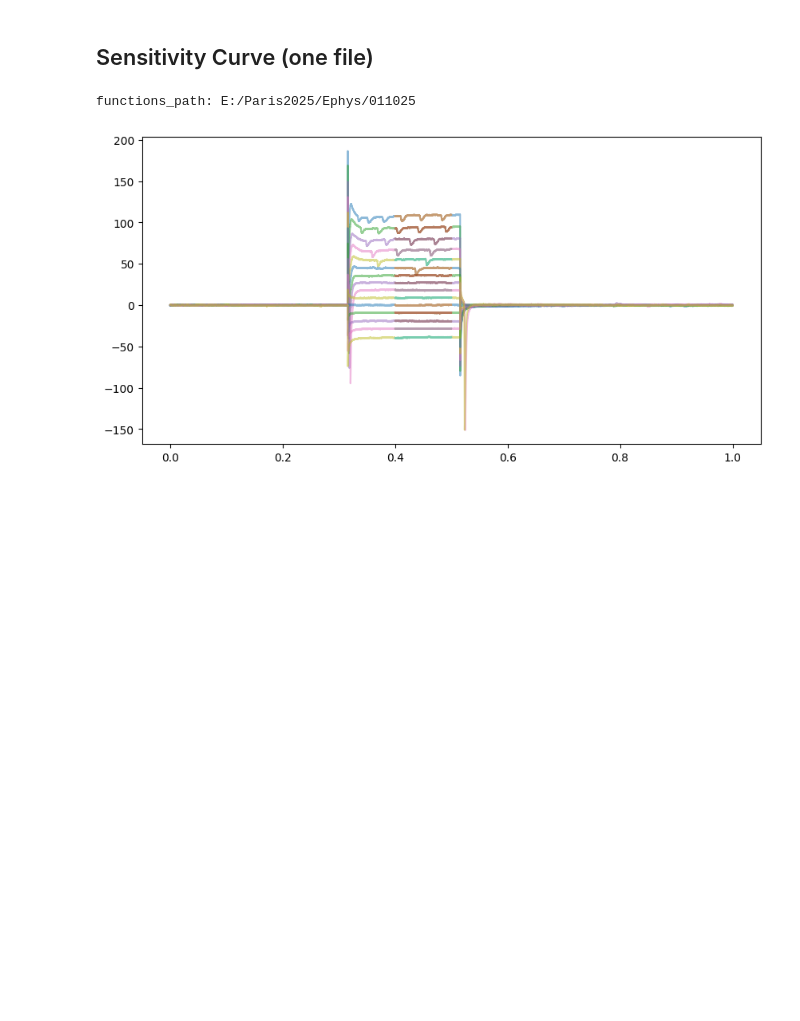
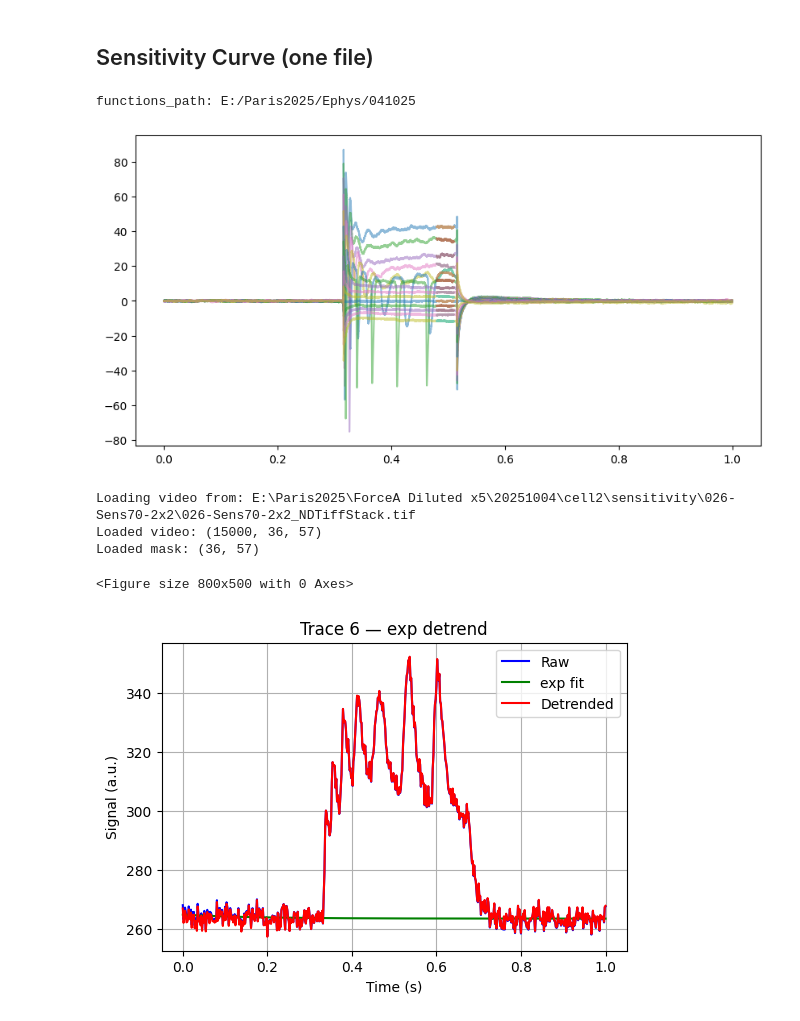
Before and after one commit to sofiamor/Imaging_analysis, a Jupyter notebook: Voltage_imaging/notebooks/mergeCodes.ipynb, the cells around one changed output. Cells and saved outputs as stored; diff of their text form; code cells hidden in the pictures; blank space fills up the shorter version.

```diff
--- a/Voltage_imaging/notebooks/mergeCodes.ipynb
+++ b/Voltage_imaging/notebooks/mergeCodes.ipynb
@@ -568,12 +572,12 @@ if spike_files:
 if sub_files:
     file_to_n_epochs = {
         "027-sub0.5": 50,
-        "027-sub-1": 50,
+        "027-sub-1": 43,
         "028-sub1": 50,
         "030-sub3": 50,
     }
     fig_sub, axes_sub = plt.subplots(len(sub_files), 1, figsize=(4, 6 * len(sub_files)), sharex=False)
-    if len(sens_files) == 1:
+    if len(sub_files) == 1:
         axes_sub = [axes_sub]
     for ax, vfile in zip(axes_sub, sub_files):
         trace = extract_trace(vfile)
@@ -636,7 +661,7 @@ for vfile in spike_files:
     fluo = np.array(all_epochs).T
 
     baseline_mask = range(100, 150)
-    mean_mask = range(230, 380)
+    mean_mask = range(250, 260)
 
     Yd, baselineFits, metrics = detrend_and_analyze(fluo, np.linspace(0, 1, fluo.shape[0]), fs=10, detrend_method="exp", baseline_mask=baseline_mask, mean_mask=mean_mask, index_test_trace=5)
     pd.DataFrame(metrics).to_csv(os.path.join(os.path.dirname(vfile), "metrics_sens.csv"))
@@ -648,7 +673,7 @@ for vfile in spike_files:
     dff = (signal / baseline) * 100  # ΔF/F in %
 
     # --- plot ΔF/F traces ---
-    plt.figure(figsize=(6, 4))
+    plt.figure(figsize=(10, 6))
     plt.plot(dff, color='gray', alpha=0.3)
     plt.plot(np.nanmean(dff, axis=1), color='magenta', lw=1.5, label='Mean ΔF/F')
     plt.title(f"{os.path.basename(os.path.dirname(vfile))} (ΔF/F)")
@@ -698,7 +723,7 @@ for vfile in sens_files:
     fluo = np.array(all_epochs).T
 
     baseline_mask = range(0, 50)
-    mean_mask = range(200, 350)
+    mean_mask = range(300, 350)
 
     Yd, baselineFits, metrics = detrend_and_analyze(fluo, np.linspace(0, 1, fluo.shape[0]), fs=10, detrend_method="exp", baseline_mask=baseline_mask, mean_mask=mean_mask, index_test_trace=5)
     pd.DataFrame(metrics).to_csv(os.path.join(os.path.dirname(vfile), "metrics_sens.csv"))
@@ -710,9 +735,9 @@ for vfile in sens_files:
     dff = (signal / baseline) * 100  # ΔF/F in %
 
     # --- plot ΔF/F traces ---
-    plt.figure(figsize=(6, 4))
+    plt.figure(figsize=(10, 5))
     plt.plot(dff, color='gray', alpha=0.3)
-    plt.plot(np.nanmean(dff, axis=1), color='magenta', lw=1.5, label='Mean ΔF/F')
+    #plt.plot(np.nanmean(dff, axis=1), color='magenta', lw=1.5, label='Mean ΔF/F')
     plt.title(f"{os.path.basename(os.path.dirname(vfile))} (ΔF/F)")
     plt.xlabel("Time (s)")
     plt.ylabel("ΔF/F")
@@ -836,11 +768,11 @@ number of epochs detected: 49
 # %% [markdown]
 ## Sensitivity Curve (one file)
 # %%
-ephys_day_folder = r"E:/Paris2025/Ephys/011025"
+ephys_day_folder = r"E:/Paris2025/Ephys/041025"
 print("functions_path:", ephys_day_folder)
 sys.path.append(ephys_day_folder)
 IVlist = [f for f in os.listdir(ephys_day_folder) if os.path.isfile(os.path.join(ephys_day_folder, f)) and f.endswith('.abf')]
-IVlist = IVlist[20:21]
+IVlist = IVlist[26:27]
 
 # Initialize lists to store data
 all_currents = []
@@ -848,35 +780,86 @@ all_voltages = []
 folder_name = os.path.basename(os.path.dirname(ephys_day_folder))
 
 plt.figure(figsize=(10, 5))
 
 # Loop through each file
 for file_path in IVlist:
     file_path = os.path.join(ephys_day_folder, file_path)
     abf = pyabf.ABF(file_path)
     # Set the time points of interest
-    pt1 = int(400 * abf.dataPointsPerMs)  # Time point after step onset for steady-state current
-    pt2 = int(500 * abf.dataPointsPerMs)
+    pt1 = int(480 * abf.dataPointsPerMs)  # Time point after step onset for steady-state current
+    pt2 = int(510 * abf.dataPointsPerMs)
 
     # Initialize lists for current and voltage data of current file
     currents = []
     voltages = []
     # Loop through each sweep in the current file
-    for sweep in abf.sweepList: #[0:8]:
+    for sweep in abf.sweepList:
         abf.setSweep(sweep, baseline=[0, 0.12])
         sweepY= abf.sweepY/20
         # Calculate voltage and steady-state current
         avg_voltage = np.average(sweepY[pt1:pt2])
         voltages.append(avg_voltage)
         steady_state_current = abf.sweepEpochs.levels[2]
         currents.append(steady_state_current)
 
         plt.plot(abf.sweepX, sweepY, alpha=.5, label=f"sweep {sweep}")
         plt.plot(abf.sweepX[pt1:pt2], sweepY[pt1:pt2], alpha=.5, label=f"sweep {sweep}")
     plt.show()
 
     # Append current and voltage data of current file to the overall lists
     all_currents.append(currents)
     all_voltages.append(voltages)
+
+plt.figure(figsize=(8, 5))
+avgFl = []
+for vfile in sens_files:
+    epochs = 15
+    trace = extract_trace(vfile)
+    mean_epoch, all_epochs = detect_epochs_and_average(trace, n_epochs=epochs, light_on_off_buffer_nframes=light_on_off_buffer_nframes, skip_first=0)
+    fluo = np.array(all_epochs).T
+
+    baseline_mask = range(0, 100)
+    mean_mask = range(200, 400)
+
+    Yd, baselineFits, metrics = detrend_and_analyze(fluo, np.linspace(0, 1, fluo.shape[0]), fs=10, detrend_method="exp", baseline_mask=baseline_mask, mean_mask=mean_mask, index_test_trace=5)
+
+    # --- compute ΔF/F per epoch ---
+    baseline = np.nanmean(Yd[baseline_mask, :], axis=0, keepdims=True) - 100  # baseline per epoch
+    signal = (Yd - baseline) - 100  # offset_camera=100
+    dff = (signal / baseline) * 100  # ΔF/F in %
+    print(dff)
+    avgFl.append(np.nanmean(dff[370:380, :], axis=0))
+
+print("Average fluorescence over epochs:", avgFl)
+plt.show()
+
+holding = -55
+
+x = np.array(voltages) + holding  # your x-axis
+y = np.array(avgFl[0])     # your y-axis
+print("x (Voltage):", x)
+print("y (Fluorescence):", y)
+print("any nans in x?", np.isnan(x).any(), "any nans in y?", np.isnan(y).any())
+
+p0 = [max(y)-min(y), np.median(x), 1, min(y)]
+popt, pcov = curve_fit(sigmoid, x, y, p0, method='dogbox')
+
+# Plot original and fitted
+x_fit = np.linspace(min(x), max(x), 500)
+y_fit = sigmoid(x_fit, *popt)
+
+plt.figure(figsize=(8,5))
+plt.plot(x, y, 'o', label='Data')
+plt.plot(x_fit, y_fit, '-', label='Sigmoid fit')
+plt.xlabel('Voltage')
+plt.ylabel('Fluorescence')
+plt.legend()
+plt.show()
 # %% [output]
-functions_path: E:/Paris2025/Ephys/011025
+functions_path: E:/Paris2025/Ephys/041025
-[figure, old version]
+[figure, new version]
+Loading video from: E:\Paris2025\ForceA Diluted x5\20251004\cell2\sensitivity\026-Sens70-2x2\026-Sens70-2x2_NDTiffStack.tif
+Loaded video: (15000, 36, 57)
+Loaded mask: (36, 57)
+<Figure size 800x500 with 0 Axes>
+[figure, added]
```
Also changed, not shown: parts of 20 cells of this notebook.
